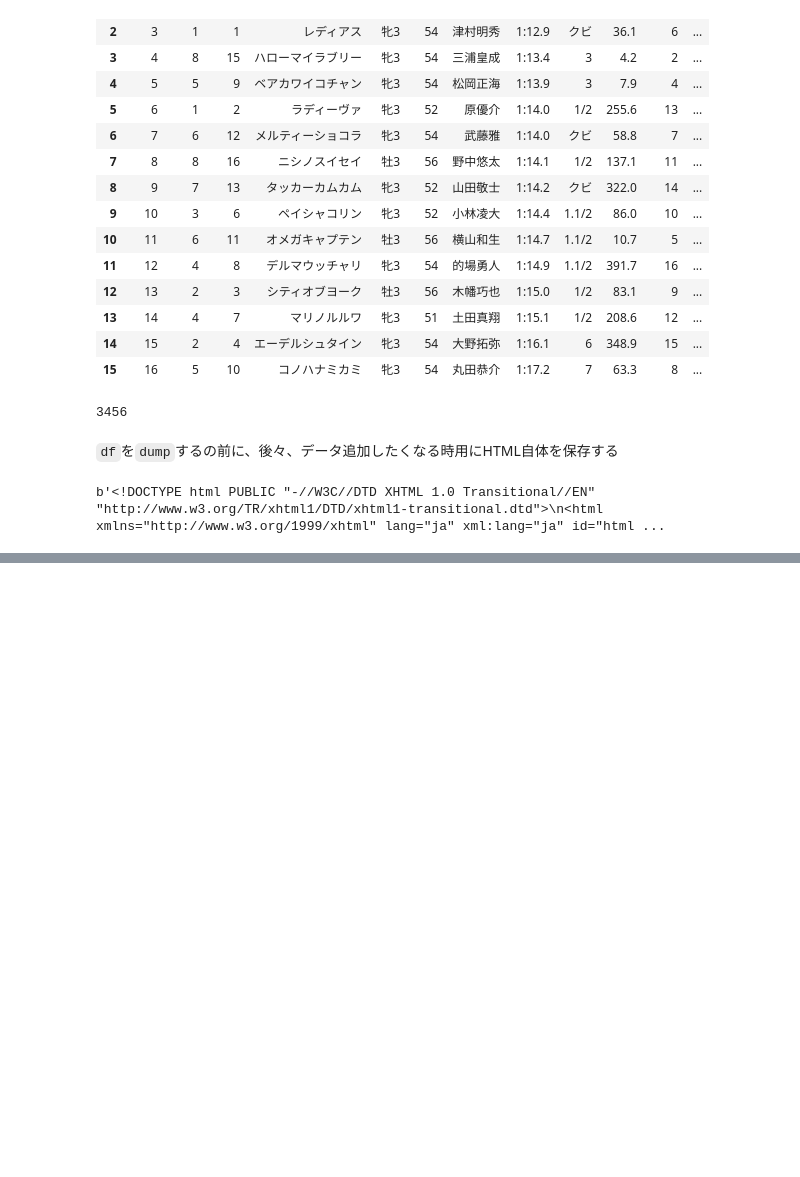
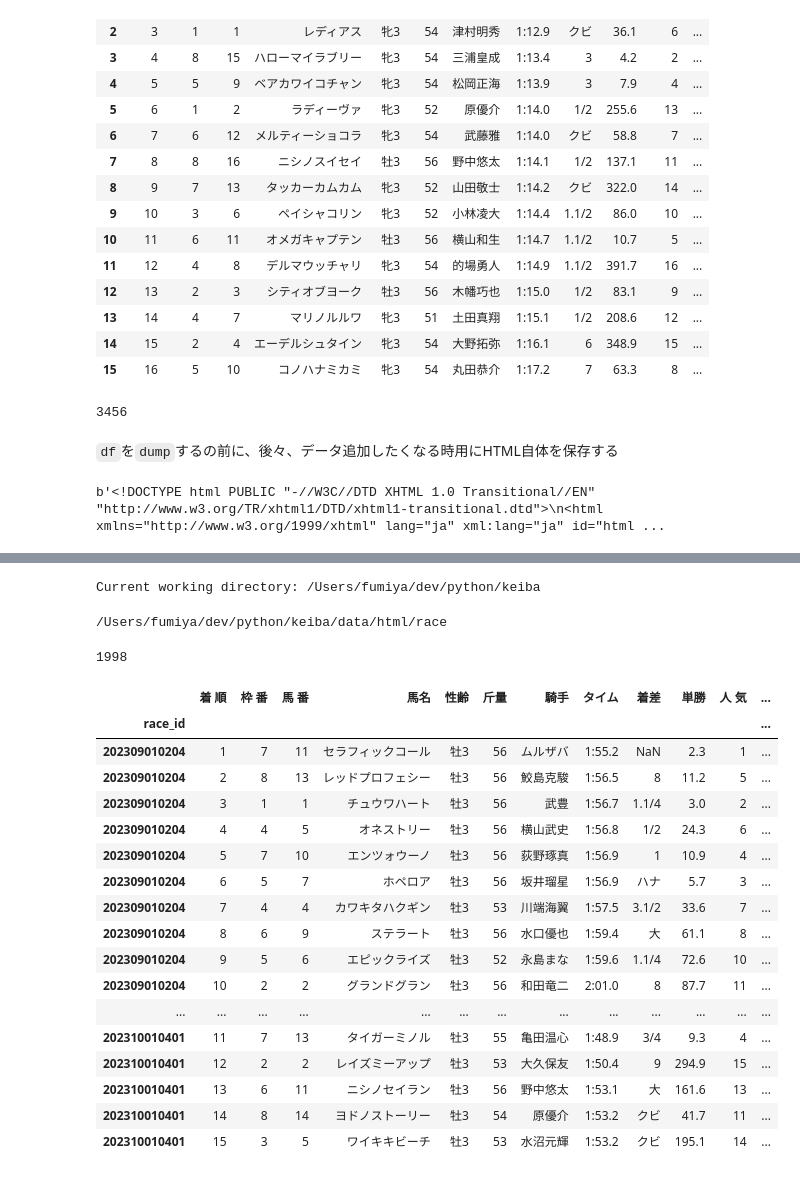
Before and after one commit to Fumiya-Kito/keiba, a Jupyter notebook: dev.ipynb, the cells around one changed output, grey strips where cells are left out. Saved outputs shown, nothing was run; the diff lists cells and outputs as text; code cells hidden in the pictures; blank space fills up the shorter version.

```diff
--- a/dev.ipynb
+++ b/dev.ipynb
@@ -441,0 +442,52 @@ skipped data/html/202306010110.bin
+# %%
+import os
+from src.constants import PROJECT_ROOT, RACE_DETAIL_HTML_DIR
+
+os.chdir(PROJECT_ROOT)
+print("Current working directory:", os.getcwd())
+# %% [output]
+Current working directory: /Users/fumiya/dev/python/keiba
+# %%
+print(RACE_DETAIL_HTML_DIR)
+# %% [output]
+/Users/fumiya/dev/python/keiba/data/html/race
+# %%
+html_path_list = list(RACE_DETAIL_HTML_DIR.glob("*"))
+# %%
+len(html_path_list)
+# %% [output]
+1998
+# %%
+dfs = {}
+for html_path in html_path_list[:3]:
+  with open(html_path, "rb") as f:
+    race_id = html_path.stem
+    html = f.read()
+    df = pd.read_html(html)[0]
+    df.index = [race_id] * len(df) # race_idをindexに(list * int = 繰り返しになる)
+    dfs[race_id] = df
+
+# valueだけ繋げる
+concat_df = pd.concat(dfs.values())
+concat_df.index.name = "race_id"
+# %%
+concat_df
+# %% [output]
+|  | 着 順 | 枠 番 | 馬 番 | 馬名 | 性齢 | 斤量 | 騎手 | タイム | 着差 | 単勝 | 人 気 | ... |
+| race_id |  |  |  |  |  |  |  |  |  |  |  | ... |
+| 202309010204 | 1 | 7 | 11 | セラフィックコール | 牡3 | 56 | ムルザバ | 1:55.2 | NaN | 2.3 | 1 | ... |
+| 202309010204 | 2 | 8 | 13 | レッドプロフェシー | 牡3 | 56 | 鮫島克駿 | 1:56.5 | 8 | 11.2 | 5 | ... |
+| 202309010204 | 3 | 1 | 1 | チュウワハート | 牡3 | 56 | 武豊 | 1:56.7 | 1.1/4 | 3.0 | 2 | ... |
+| 202309010204 | 4 | 4 | 5 | オネストリー | 牡3 | 56 | 横山武史 | 1:56.8 | 1/2 | 24.3 | 6 | ... |
+| 202309010204 | 5 | 7 | 10 | エンツォウーノ | 牡3 | 56 | 荻野琢真 | 1:56.9 | 1 | 10.9 | 4 | ... |
+| 202309010204 | 6 | 5 | 7 | ホペロア | 牡3 | 56 | 坂井瑠星 | 1:56.9 | ハナ | 5.7 | 3 | ... |
+| 202309010204 | 7 | 4 | 4 | カワキタハクギン | 牡3 | 53 | 川端海翼 | 1:57.5 | 3.1/2 | 33.6 | 7 | ... |
+| 202309010204 | 8 | 6 | 9 | ステラート | 牡3 | 56 | 水口優也 | 1:59.4 | 大 | 61.1 | 8 | ... |
+| 202309010204 | 9 | 5 | 6 | エピックライズ | 牡3 | 52 | 永島まな | 1:59.6 | 1.1/4 | 72.6 | 10 | ... |
+| 202309010204 | 10 | 2 | 2 | グランドグラン | 牡3 | 56 | 和田竜二 | 2:01.0 | 8 | 87.7 | 11 | ... |
+| ... | ... | ... | ... | ... | ... | ... | ... | ... | ... | ... | ... | ... |
+| 202310010401 | 11 | 7 | 13 | タイガーミノル | 牡3 | 55 | 亀田温心 | 1:48.9 | 3/4 | 9.3 | 4 | ... |
+| 202310010401 | 12 | 2 | 2 | レイズミーアップ | 牡3 | 53 | 大久保友 | 1:50.4 | 9 | 294.9 | 15 | ... |
+| 202310010401 | 13 | 6 | 11 | ニシノセイラン | 牡3 | 56 | 野中悠太 | 1:53.1 | 大 | 161.6 | 13 | ... |
+| 202310010401 | 14 | 8 | 14 | ヨドノストーリー | 牡3 | 54 | 原優介 | 1:53.2 | クビ | 41.7 | 11 | ... |
+| 202310010401 | 15 | 3 | 5 | ワイキキビーチ | 牡3 | 53 | 水沼元輝 | 1:53.2 | クビ | 195.1 | 14 | ... |
```
Also changed, not shown: parts of 4 cells of this notebook, 2 other files.
